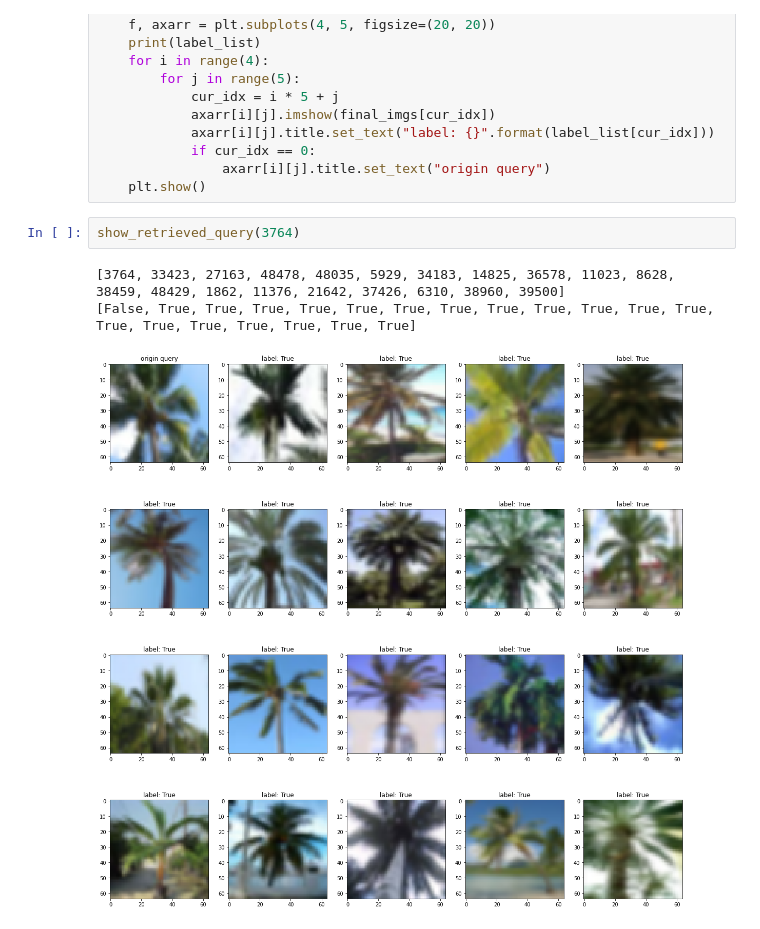
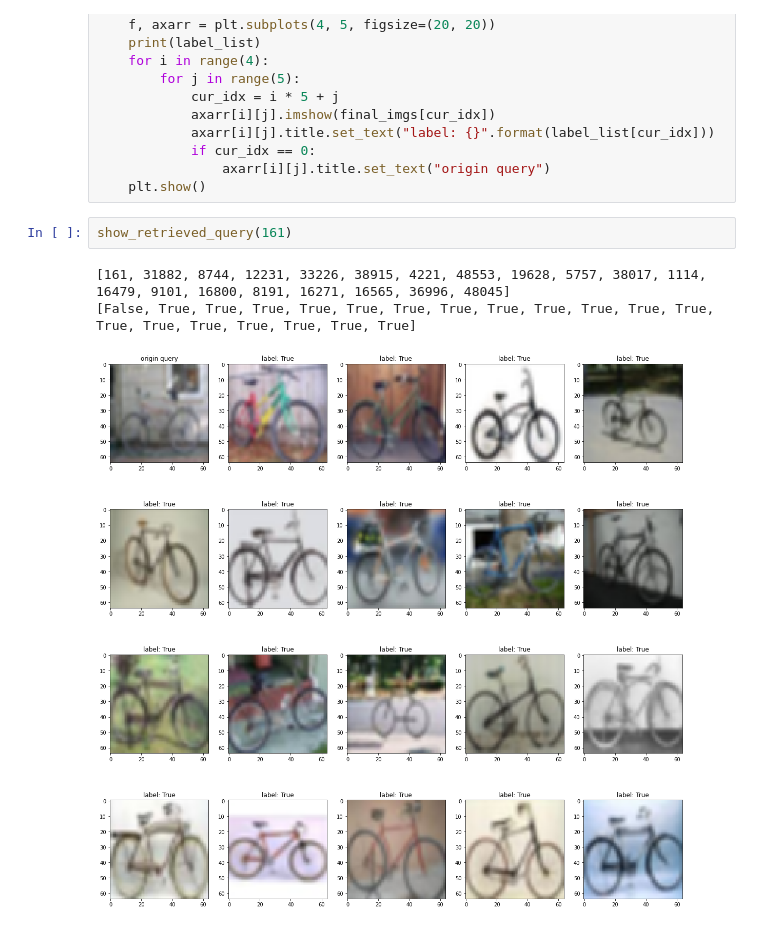
Before and after one commit to chungdz/Image_retrieve, a Jupyter notebook: dataset_diff_cifar.ipynb, the cells around one changed output. Cells and saved outputs as stored; diff of their text form.

```diff
--- a/dataset_diff_cifar.ipynb
+++ b/dataset_diff_cifar.ipynb
@@ -79,11 +79,11 @@ def show_retrieved_query(cur_idx):
                 axarr[i][j].title.set_text("origin query")
     plt.show()
 # %%
-show_retrieved_query(3764)
+show_retrieved_query(161)
 # %% [output]
-[3764, 33423, 27163, 48478, 48035, 5929, 34183, 14825, 36578, 11023, 8628, 38459, 48429, 1862, 11376, 21642, 37426, 6310, 38960, 39500]
+[161, 31882, 8744, 12231, 33226, 38915, 4221, 48553, 19628, 5757, 38017, 1114, 16479, 9101, 16800, 8191, 16271, 16565, 36996, 48045]
 [False, True, True, True, True, True, True, True, True, True, True, True, True, True, True, True, True, True, True, True]
-[figure, old version]
+[figure, new version]
 # %%
 show_retrieved_query(55)
 # %% [output]
```
Also changed, not shown: parts of 1 cell of this notebook.
